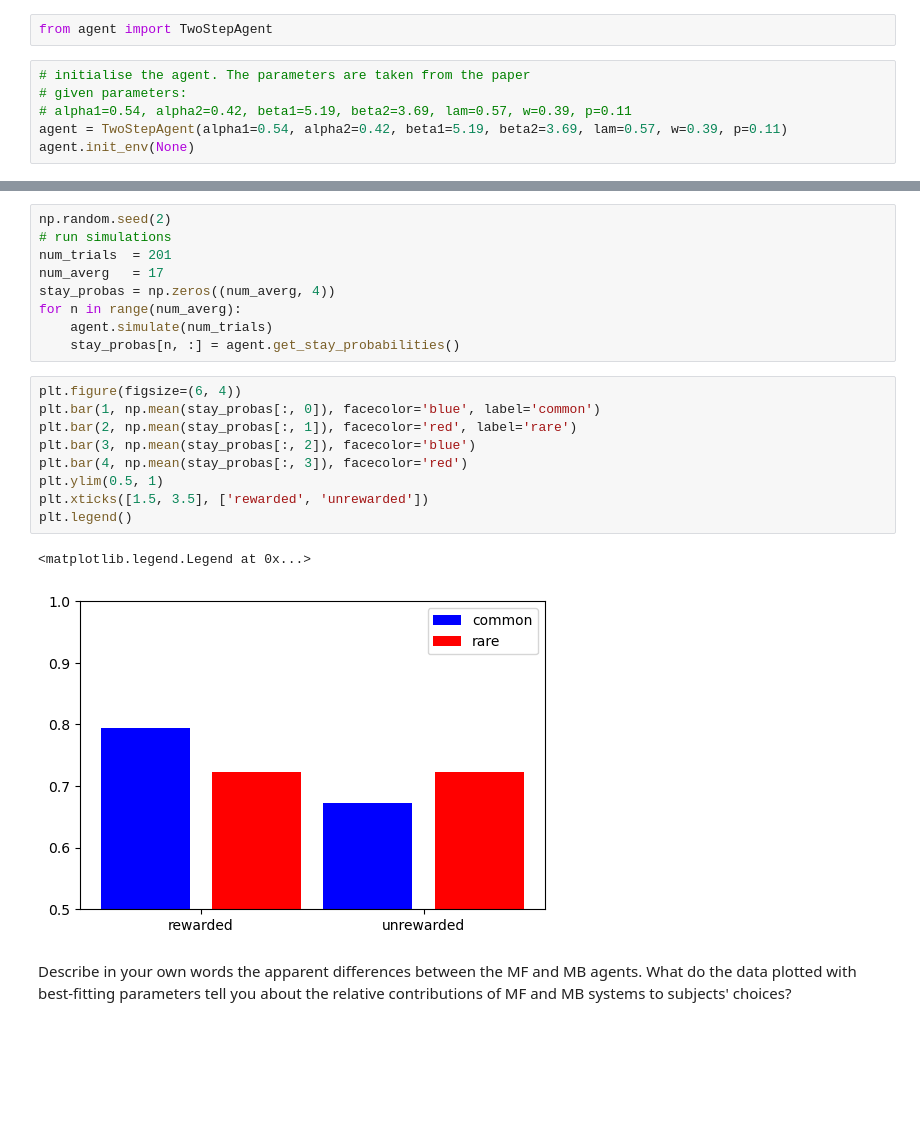
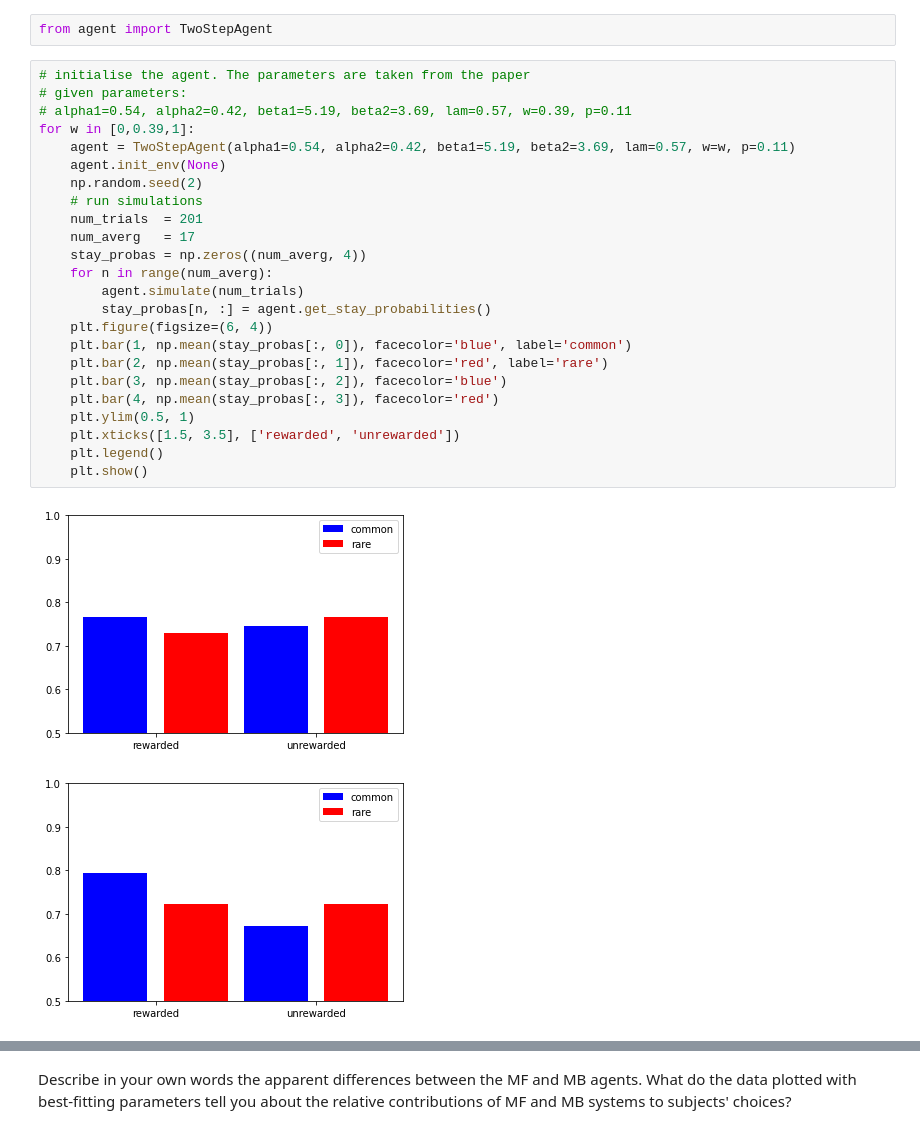
Before and after one commit to lolotta/Neural_Modeling, a Jupyter notebook: HW3/code/assignment.ipynb, the cells around one changed output, grey strips where cells are left out. Saved outputs shown, nothing was run; the diff lists cells and outputs as text; blank space fills up the shorter version.

```diff
--- a/HW3/code/assignment.ipynb
+++ b/HW3/code/assignment.ipynb
@@ -105,6 +94,27 @@ from agent import TwoStepAgent
 # %%
 # initialise the agent. The parameters are taken from the paper
 # given parameters:
 # alpha1=0.54, alpha2=0.42, beta1=5.19, beta2=3.69, lam=0.57, w=0.39, p=0.11
-agent = TwoStepAgent(alpha1=0.54, alpha2=0.42, beta1=5.19, beta2=3.69, lam=0.57, w=0.39, p=0.11)
-agent.init_env(None)
+for w in [0,0.39,1]:
+    agent = TwoStepAgent(alpha1=0.54, alpha2=0.42, beta1=5.19, beta2=3.69, lam=0.57, w=w, p=0.11)
+    agent.init_env(None)
+    np.random.seed(2)
+    # run simulations
+    num_trials  = 201
+    num_averg   = 17
+    stay_probas = np.zeros((num_averg, 4))
+    for n in range(num_averg):
+        agent.simulate(num_trials)
+        stay_probas[n, :] = agent.get_stay_probabilities()
+    plt.figure(figsize=(6, 4))
+    plt.bar(1, np.mean(stay_probas[:, 0]), facecolor='blue', label='common')
+    plt.bar(2, np.mean(stay_probas[:, 1]), facecolor='red', label='rare')
+    plt.bar(3, np.mean(stay_probas[:, 2]), facecolor='blue')
+    plt.bar(4, np.mean(stay_probas[:, 3]), facecolor='red')
+    plt.ylim(0.5, 1)
+    plt.xticks([1.5, 3.5], ['rewarded', 'unrewarded'])
+    plt.legend()
+    plt.show()
+# %% [output]
+[figure, added]
+[figure, added]
@@ -111,23 +122,2 @@ agent.init_env(None)
-# %%
-np.random.seed(2)
-# run simulations
-num_trials  = 201
-num_averg   = 17
-stay_probas = np.zeros((num_averg, 4))
-for n in range(num_averg):
-    agent.simulate(num_trials)
-    stay_probas[n, :] = agent.get_stay_probabilities()
-# %%
-plt.figure(figsize=(6, 4))
-plt.bar(1, np.mean(stay_probas[:, 0]), facecolor='blue', label='common')
-plt.bar(2, np.mean(stay_probas[:, 1]), facecolor='red', label='rare')
-plt.bar(3, np.mean(stay_probas[:, 2]), facecolor='blue')
-plt.bar(4, np.mean(stay_probas[:, 3]), facecolor='red')
-plt.ylim(0.5, 1)
-plt.xticks([1.5, 3.5], ['rewarded', 'unrewarded'])
-plt.legend()
-# %% [output]
-<matplotlib.legend.Legend at 0x...>
-[figure, removed]
 # %% [markdown]
 Describe in your own words the apparent differences between the MF and MB agents. What do the data plotted with best-fitting parameters tell you about the relative contributions of MF and MB systems to subjects' choices?
```
Also changed, not shown: parts of 3 cells of this notebook, 1 other file.
